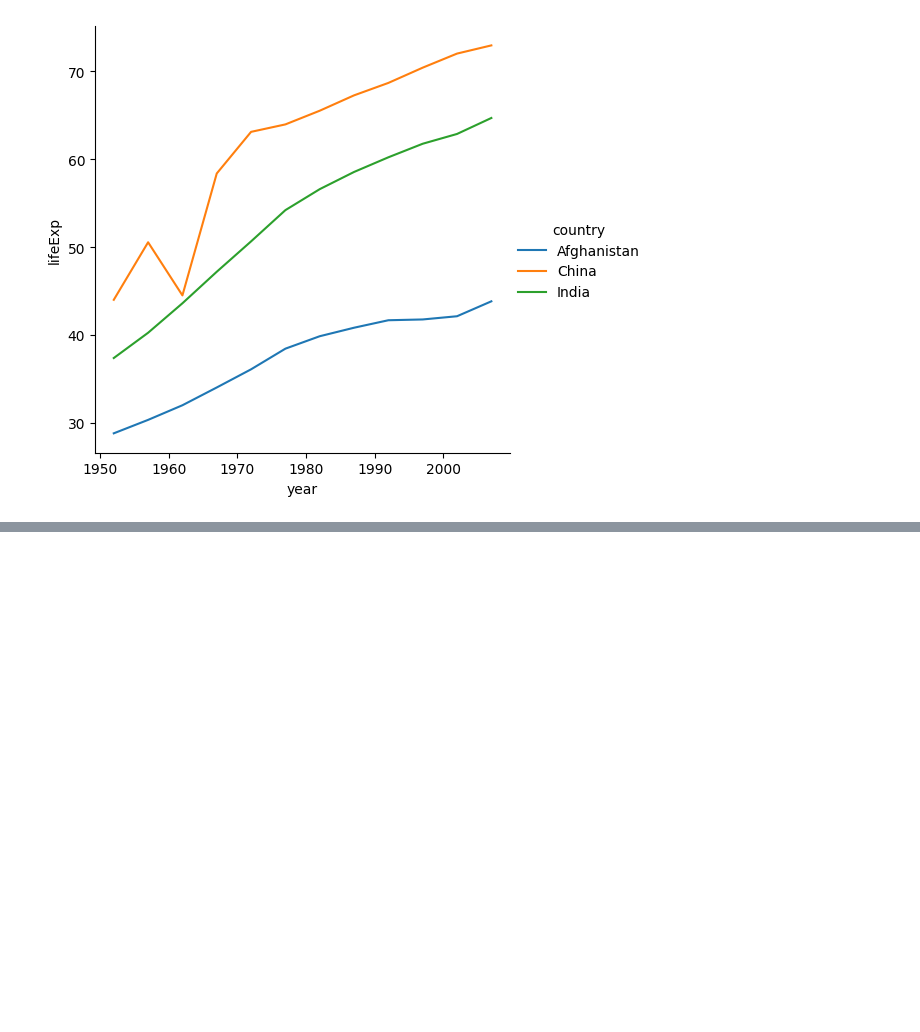
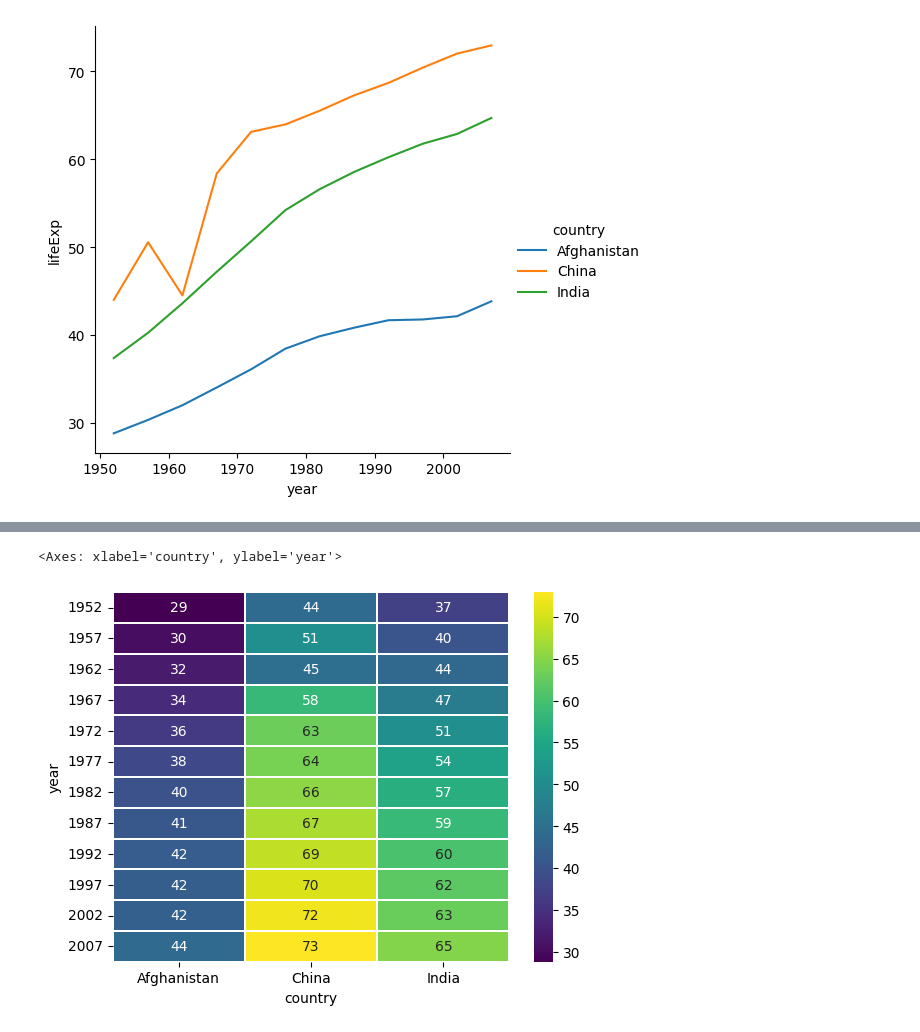
Before and after one commit to soni-vaishnavi/My_Daily_Work, a Jupyter notebook: ML/visualization/seabrn.ipynb, the cells around one changed output, grey strips where cells are left out. Cells and saved outputs as stored; diff of their text form; code cells hidden in the pictures; blank space fills up the shorter version.

Commit message:
learning pivotting

```diff
--- a/ML/visualization/seabrn.ipynb
+++ b/ML/visualization/seabrn.ipynb
@@ -96,3 +94,5 @@ sns.relplot(data=indiadf, kind='line', y='lifeExp', x='year', hue='country', err
 # %% [output]
 <seaborn.axisgrid.FacetGrid at 0x...>
 [figure]
+# %%
+ivot = indiadf.pivot(index = 'year', columns = 'country', values= 'lifeExp')
@@ -98,0 +116,5 @@ sns.relplot(data=indiadf, kind='line', y='lifeExp', x='year', hue='country', err
+# %%
+sns.heatmap(ivot, annot=True, cmap='viridis', linewidths=0.2)
+# %% [output]
+<Axes: xlabel='country', ylabel='year'>
+[figure, added]
```
Also changed, not shown: parts of 3 cells of this notebook.
